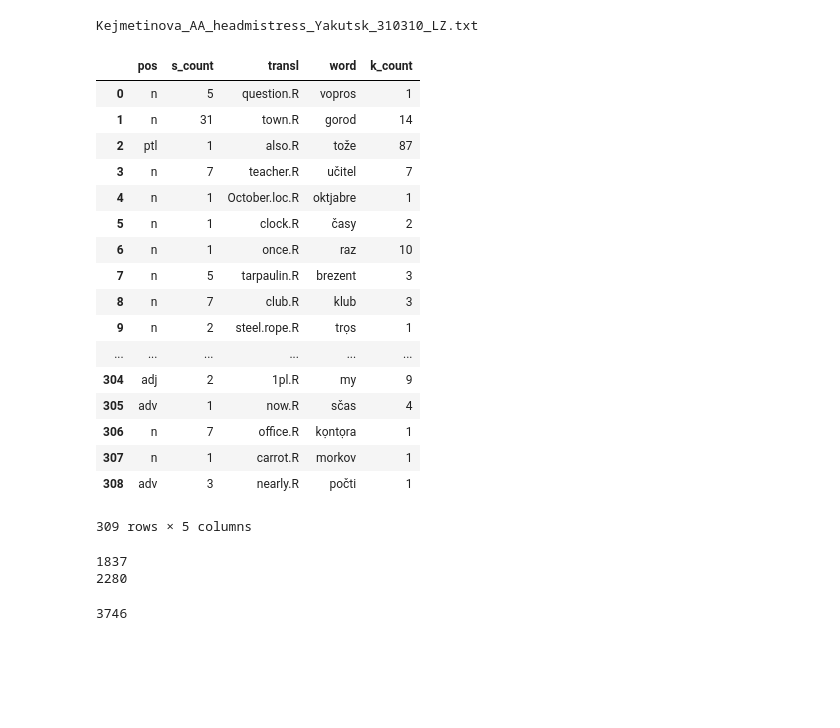
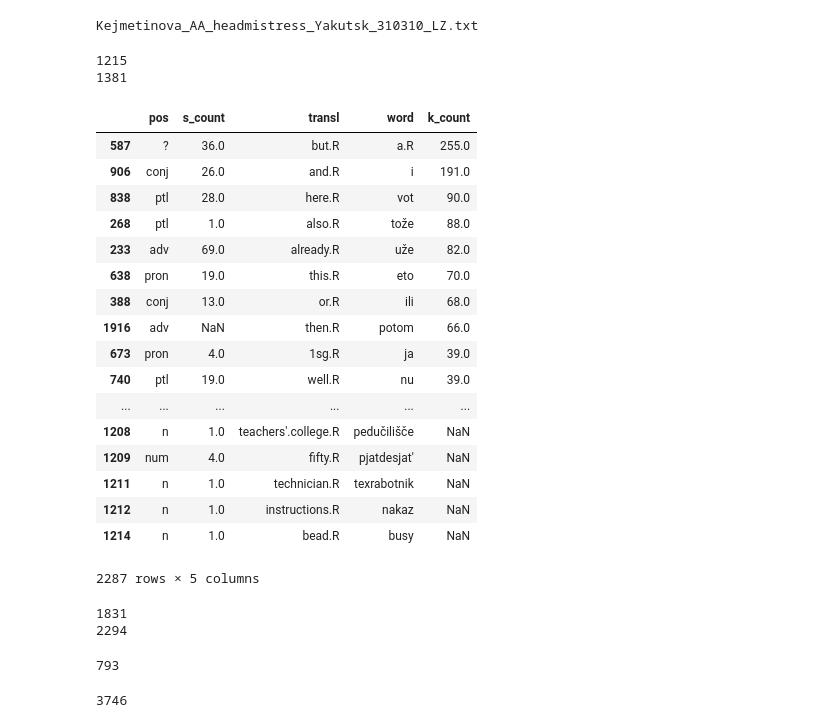
Before and after one commit to BasilisAndr/even, a Jupyter notebook: lexics.ipynb, the cells around one changed output. Drawn from its saved outputs; the diff is of its cells as text; code cells hidden in the pictures; blank space fills up the shorter version.

```diff
--- a/lexics.ipynb
+++ b/lexics.ipynb
@@ -34,6 +34,9 @@ Kejmetinova_AA_headmistress_Yakutsk_310310_LZ.txt
 # %%
 seb_r = [(*x, seb_wds[x]) for x in seb_wds if x[1].endswith('.R')]
 kam_r = [(*x, kam_wds[x]) for x in kam_wds if x[1].endswith('.R')]
+
+print(len(seb_r))
+print(len(kam_r))
 
 seb_pd = pd.DataFrame({
         'word': list(map(lambda x: x[0], seb_r)),
@@ -49,34 +52,41 @@ kam_pd = pd.DataFrame({
         'k_count': list(map(lambda x: x[3], kam_r))
     })
 
-tog = pd.merge(seb_pd, kam_pd, on=['word', 'transl', 'pos'])
+tog = pd.merge(seb_pd, kam_pd, on=['word', 'transl', 'pos'], how='outer')
+# %% [output]
+1215
+1381
-# %%
-tog
-# %% [output]
-|  | pos | s_count | transl | word | k_count |
-| 0 | n | 5 | question.R | vopros | 1 |
-| 1 | n | 31 | town.R | gorod | 14 |
-| 2 | ptl | 1 | also.R | tože | 87 |
-| 3 | n | 7 | teacher.R | učitel | 7 |
-| 4 | n | 1 | October.loc.R | oktjabre | 1 |
-| 5 | n | 1 | clock.R | časy | 2 |
-| 6 | n | 1 | once.R | raz | 10 |
-| 7 | n | 5 | tarpaulin.R | brezent | 3 |
-| 8 | n | 7 | club.R | klub | 3 |
-| 9 | n | 2 | steel.rope.R | trọs | 1 |
-| ... | ... | ... | ... | ... | ... |
-| 304 | adj | 2 | 1pl.R | my | 9 |
-| 305 | adv | 1 | now.R | sčas | 4 |
-| 306 | n | 7 | office.R | kọntọra | 1 |
-| 307 | n | 1 | carrot.R | morkov | 1 |
-| 308 | adv | 3 | nearly.R | počti | 1 |
-309 rows × 5 columns
+# %%
+tog.sort_values('k_count', ascending=False)
+# %% [output]
+|  | pos | s_count | transl | word | k_count |
+| 587 | ? | 36.0 | but.R | a.R | 255.0 |
+| 906 | conj | 26.0 | and.R | i | 191.0 |
+| 838 | ptl | 28.0 | here.R | vot | 90.0 |
+| 268 | ptl | 1.0 | also.R | tože | 88.0 |
+| 233 | adv | 69.0 | already.R | uže | 82.0 |
+| 638 | pron | 19.0 | this.R | eto | 70.0 |
+| 388 | conj | 13.0 | or.R | ili | 68.0 |
+| 1916 | adv | NaN | then.R | potom | 66.0 |
+| 673 | pron | 4.0 | 1sg.R | ja | 39.0 |
+| 740 | ptl | 19.0 | well.R | nu | 39.0 |
+| ... | ... | ... | ... | ... | ... |
+| 1208 | n | 1.0 | teachers'.college.R | pedučilišče | NaN |
+| 1209 | num | 4.0 | fifty.R | pjatdesjat' | NaN |
+| 1211 | n | 1.0 | technician.R | texrabotnik | NaN |
+| 1212 | n | 1.0 | instructions.R | nakaz | NaN |
+| 1214 | n | 1.0 | bead.R | busy | NaN |
+2287 rows × 5 columns
 # %%
 print(sum(tog['s_count']))
 print(sum(tog['k_count']))
 # %% [output]
-1837
-2280
+1831
+2294
+# %%
+len(tog.loc[tog['s_count']>0].loc[tog['pos']=='n'])
+# %% [output]
+793
 # %%
 seb_y = [(*x, seb_wds[x]) for x in seb_wds if x[1].endswith('.Y')]
 kam_y = [(*x, kam_wds[x]) for x in kam_wds if x[1].endswith('.Y')]
```
Also changed, not shown: parts of 1 cell of this notebook, 7 other files.
